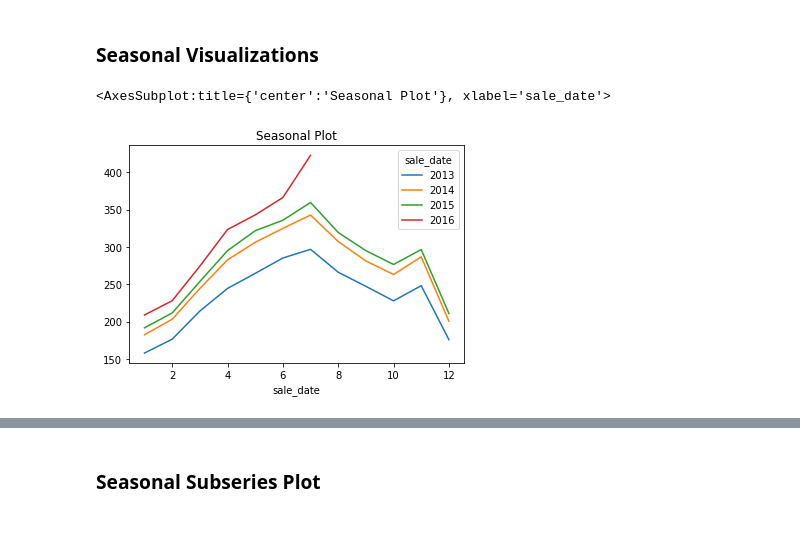
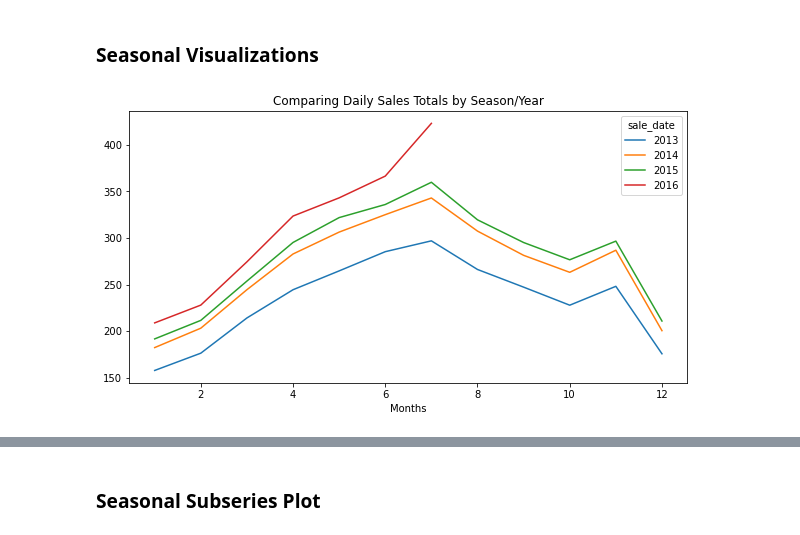
Before and after one commit to barbmarques/time-series-exercises, a Jupyter notebook: Explore.ipynb, the cells around one changed output, grey strips where cells are left out. Cells and saved outputs as stored; diff of their text form; code cells hidden in the pictures.

```diff
--- a/Explore.ipynb
+++ b/Explore.ipynb
@@ -223,7 +237,10 @@ plt.show()
 ### Seasonal Visualizations
 # %%
 # use .groupby and .unstack (turns an index level into columns) to plot multiple years and compare seasons
+plt.rc('figure', figsize=(10,5))
 y.groupby([y.index.year, y.index.month]).mean().unstack(0).plot(title='Seasonal Plot')
+plt.title('Comparing Daily Sales Totals by Season/Year')
+plt.xlabel('Months')
+plt.show()
 # %% [output]
-<AxesSubplot:title={'center':'Seasonal Plot'}, xlabel='sale_date'>
-[figure, old version]
+[figure, new version]
```
Also changed, not shown: parts of 87 cells of this notebook.
